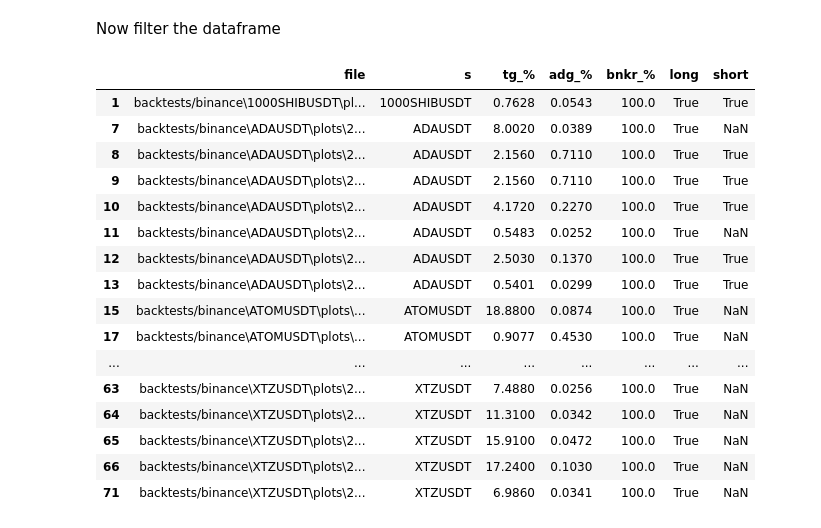
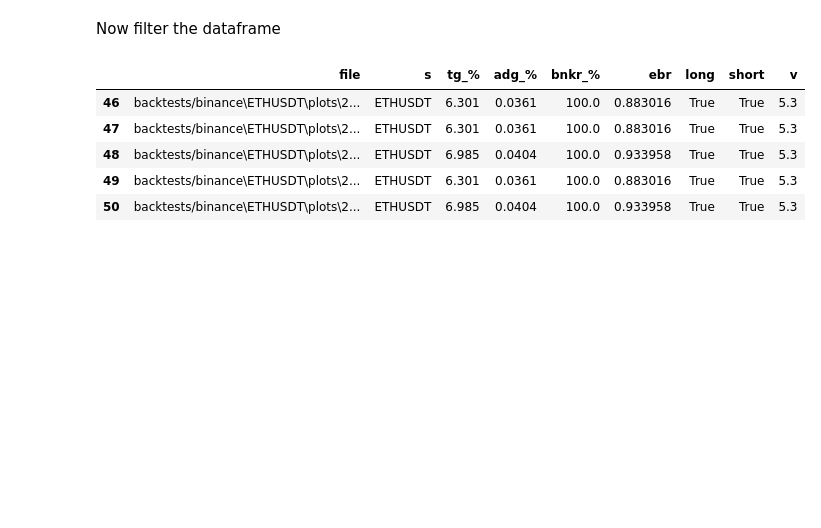
Before and after one commit to shroukkhan/passivbot, a Jupyter notebook: analyze_result.ipynb, the cells around one changed output. Drawn from its saved outputs; the diff is of its cells as text; code cells hidden in the pictures; blank space fills up the shorter version.

```diff
--- a/analyze_result.ipynb
+++ b/analyze_result.ipynb
@@ -20,7 +23,7 @@ for filename in files:
                 key = l[1].strip()
                 value = l[2].strip()
 
-                if key == 'Passivbot Version ':
+                if key == 'Passivbot Version':
                     d['v'] = value
                 if key == 'Symbol':
                     d['s'] = value
@@ -34,6 +37,8 @@ for filename in files:
                     d['long'] = bool(value)
                 if key == 'Short':
                     d['short'] = bool(value)
+                if key == 'Lowest equity/balance ratio':
+                    d['ebr'] = float(value.replace('%', '').strip())
 
         big_data = big_data.append(d, ignore_index=True)
 
@@ -57,46 +62,37 @@ Now filter the dataframe
 # %%
 allowed_symbols = ["ETHUSDT", "XRPUSDT", "1000SHIBUSDT", "DOGEUSDT", "ADAUSDT",
             "BNBUSDT", "MATICUSDT", "DOTUSDT", "SANDUSDT", "FTMUSDT",
             "LTCUSDT", "LINKUSDT", "MANAUSDT", "ETCUSDT", "EOSUSDT",
             "ATOMUSDT", "FILUSDT", "ICPUSDT", "ALICEUSDT", "LRCUSDT",
             "BCHUSDT", "SUSHIUSDT", "XTZUSDT", "THETAUSDT", "CRVUSDT",
             "ALGOUSDT", "CHZUSDT", "TRXUSDT", "VETUSDT", "CHRUSDT",
             "ONEUSDT", "OMGUSDT", "XLMUSDT", "RUNEUSDT", "ENJUSDT",
             "CELRUSDT", "SXPUSDT", "1INCHUSDT", "SRMUSDT", "COTIUSDT",
             "ZECUSDT", "QTUMUSDT", "GRTUSDT", "DENTUSDT", "SFPUSDT",
             "STORJUSDT", "IOTAUSDT", "HOTUSDT", "NEOUSDT", "COMPUSDT",
             "LINAUSDT", "KAVAUSDT", "BATUSDT", "WAVESUSDT", "IOSTUSDT",
             "ALPHAUSDT", "RLCUSDT", "HBARUSDT", "DODOUSDT", "XMRUSDT",
             "SNXUSDT", "ANKRUSDT", "DASHUSDT", "REEFUSDT", "ZENUSDT",
             "CVCUSDT", "RENUSDT", "ICXUSDT", "RSRUSDT", "SKLUSDT",
             "NKNUSDT", "BELUSDT", "ONTUSDT", "OGNUSDT", "BLZUSDT",
             "MTLUSDT", "CTKUSDT", "RVNUSDT", "LITUSDT", "MKRUSDT",
             "OCEANUSDT", "ZILUSDT", "UNFIUSDT", "BANDUSDT", "YFIIUSDT",
             "TOMOUSDT", "TRBUSDT", "KNCUSDT", "STMXUSDT", "ZRXUSDT",
             "SCUSDT", "AKROUSDT", "XEMUSDT", "FLMUSDT", "BALUSDT",
             "BTSUSDT", "DGBUSDT", "DEFIUSDT"]
 
+allowed_symbols = ['ETHUSDT']
+
 df = big_data[(big_data.s.isin(allowed_symbols)) &
               (big_data['bnkr_%'] > 95.0) &
               (big_data['tg_%'] > 0) &
               (big_data['v'] == '5.3')]
 df
 # %% [output]
-|  | file | s | tg_% | adg_% | bnkr_% | long | short |
-| 1 | backtests/binance\1000SHIBUSDT\pl... | 1000SHIBUSDT | 0.7628 | 0.0543 | 100.0 | True | True |
-| 7 | backtests/binance\ADAUSDT\plots\2... | ADAUSDT | 8.0020 | 0.0389 | 100.0 | True | NaN |
-| 8 | backtests/binance\ADAUSDT\plots\2... | ADAUSDT | 2.1560 | 0.7110 | 100.0 | True | True |
-| 9 | backtests/binance\ADAUSDT\plots\2... | ADAUSDT | 2.1560 | 0.7110 | 100.0 | True | True |
-| 10 | backtests/binance\ADAUSDT\plots\2... | ADAUSDT | 4.1720 | 0.2270 | 100.0 | True | True |
-| 11 | backtests/binance\ADAUSDT\plots\2... | ADAUSDT | 0.5483 | 0.0252 | 100.0 | True | NaN |
-| 12 | backtests/binance\ADAUSDT\plots\2... | ADAUSDT | 2.5030 | 0.1370 | 100.0 | True | True |
-| 13 | backtests/binance\ADAUSDT\plots\2... | ADAUSDT | 0.5401 | 0.0299 | 100.0 | True | True |
-| 15 | backtests/binance\ATOMUSDT\plots\... | ATOMUSDT | 18.8800 | 0.0874 | 100.0 | True | NaN |
-| 17 | backtests/binance\ATOMUSDT\plots\... | ATOMUSDT | 0.9077 | 0.4530 | 100.0 | True | NaN |
-| ... | ... | ... | ... | ... | ... | ... | ... |
-| 63 | backtests/binance\XTZUSDT\plots\2... | XTZUSDT | 7.4880 | 0.0256 | 100.0 | True | NaN |
-| 64 | backtests/binance\XTZUSDT\plots\2... | XTZUSDT | 11.3100 | 0.0342 | 100.0 | True | NaN |
-| 65 | backtests/binance\XTZUSDT\plots\2... | XTZUSDT | 15.9100 | 0.0472 | 100.0 | True | NaN |
-| 66 | backtests/binance\XTZUSDT\plots\2... | XTZUSDT | 17.2400 | 0.1030 | 100.0 | True | NaN |
-| 71 | backtests/binance\XTZUSDT\plots\2... | XTZUSDT | 6.9860 | 0.0341 | 100.0 | True | NaN |
+|  | file | s | tg_% | adg_% | bnkr_% | ebr | long | short | v |
+| 46 | backtests/binance\ETHUSDT\plots\2... | ETHUSDT | 6.301 | 0.0361 | 100.0 | 0.883016 | True | True | 5.3 |
+| 47 | backtests/binance\ETHUSDT\plots\2... | ETHUSDT | 6.301 | 0.0361 | 100.0 | 0.883016 | True | True | 5.3 |
+| 48 | backtests/binance\ETHUSDT\plots\2... | ETHUSDT | 6.985 | 0.0404 | 100.0 | 0.933958 | True | True | 5.3 |
+| 49 | backtests/binance\ETHUSDT\plots\2... | ETHUSDT | 6.301 | 0.0361 | 100.0 | 0.883016 | True | True | 5.3 |
+| 50 | backtests/binance\ETHUSDT\plots\2... | ETHUSDT | 6.985 | 0.0404 | 100.0 | 0.933958 | True | True | 5.3 |
 # %%
```
Also changed, not shown: parts of 3 cells of this notebook, 3 other files.
